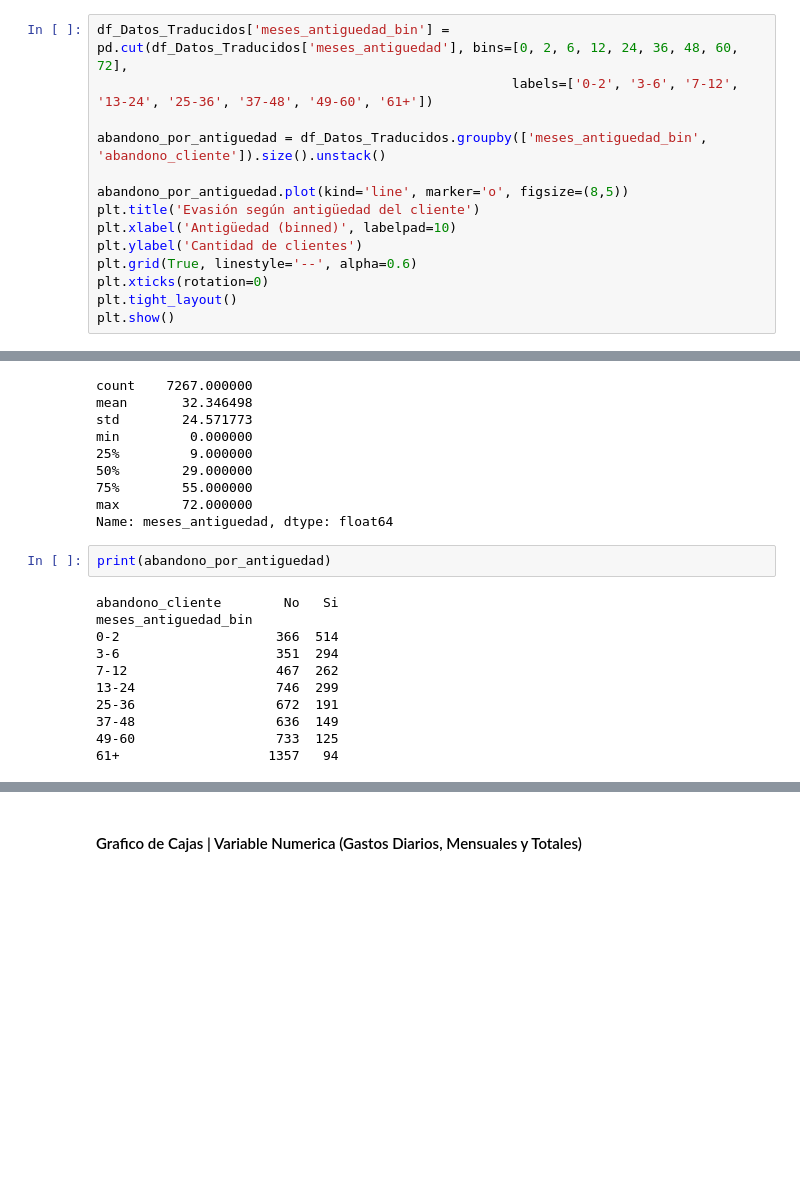
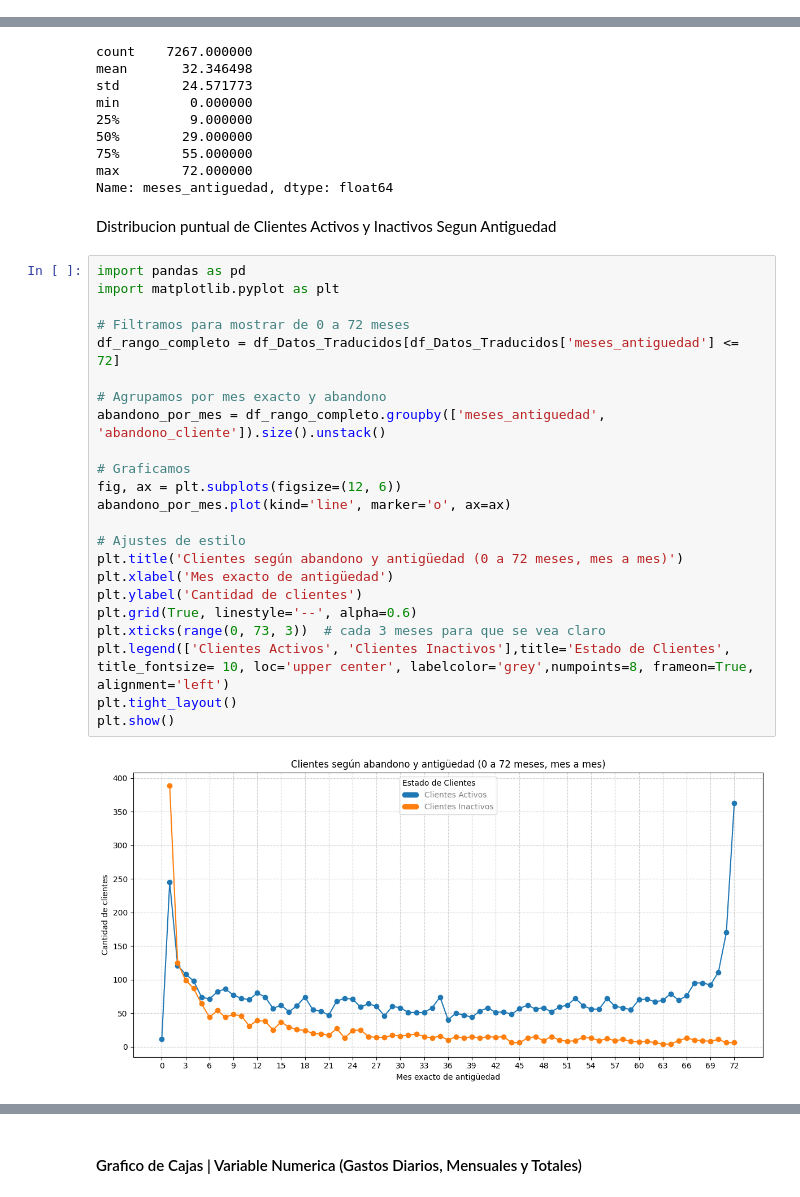
Before and after one commit to MigXDev/CS_Datos_I_DESAFIO_2, a Jupyter notebook: challenge2-data-science-LATAM-main/TelecomX_LATAM.ipynb, the cells around one changed output, grey strips where cells are left out. Saved outputs shown, nothing was run; the diff lists cells and outputs as text; blank space fills up the shorter version.

```diff
--- a/challenge2-data-science-LATAM-main/TelecomX_LATAM.ipynb
+++ b/challenge2-data-science-LATAM-main/TelecomX_LATAM.ipynb
@@ -2065,17 +2070,3 @@ En este paso, explora cómo las variables numéricas, como "total gastado" o "ti
 Este análisis ayuda a entender si ciertos valores numéricos están más asociados con la evasión,<br>proporcionando insights sobre los factores que influyen en el comportamiento de los clientes.
 # %% [markdown]
 #### Grafico de lineas | Variable Numerica (Antiguedad)
-# %%
-df_Datos_Traducidos['meses_antiguedad_bin'] = pd.cut(df_Datos_Traducidos['meses_antiguedad'], bins=[0, 2, 6, 12, 24, 36, 48, 60, 72],
-                                                     labels=['0-2', '3-6', '7-12', '13-24', '25-36', '37-48', '49-60', '61+'])
-
-abandono_por_antiguedad = df_Datos_Traducidos.groupby(['meses_antiguedad_bin', 'abandono_cliente']).size().unstack()
-
-abandono_por_antiguedad.plot(kind='line', marker='o', figsize=(8,5))
-plt.title('Evasión según antigüedad del cliente')
-plt.xlabel('Antigüedad (binned)', labelpad=10)
-plt.ylabel('Cantidad de clientes')
-plt.grid(True, linestyle='--', alpha=0.6)
-plt.xticks(rotation=0)
-plt.tight_layout()
-plt.show()
@@ -2093,16 +2082,30 @@ min         0.000000
 75%        55.000000
 max        72.000000
 Name: meses_antiguedad, dtype: float64
-# %%
-print(abandono_por_antiguedad)
-# %% [output]
-abandono_cliente        No   Si
-meses_antiguedad_bin
-0-2                    366  514
-3-6                    351  294
-7-12                   467  262
-13-24                  746  299
-25-36                  672  191
-37-48                  636  149
-49-60                  733  125
-61+                   1357   94
+# %% [markdown]
+Distribucion puntual de Clientes Activos y Inactivos Segun Antiguedad
+# %%
+import pandas as pd
+import matplotlib.pyplot as plt
+
+# Filtramos para mostrar de 0 a 72 meses
+df_rango_completo = df_Datos_Traducidos[df_Datos_Traducidos['meses_antiguedad'] <= 72]
+
+# Agrupamos por mes exacto y abandono
+abandono_por_mes = df_rango_completo.groupby(['meses_antiguedad', 'abandono_cliente']).size().unstack()
+
+# Graficamos
+fig, ax = plt.subplots(figsize=(12, 6))
+abandono_por_mes.plot(kind='line', marker='o', ax=ax)
+
+# Ajustes de estilo
+plt.title('Clientes según abandono y antigüedad (0 a 72 meses, mes a mes)')
+plt.xlabel('Mes exacto de antigüedad')
+plt.ylabel('Cantidad de clientes')
+plt.grid(True, linestyle='--', alpha=0.6)
+plt.xticks(range(0, 73, 3))  # cada 3 meses para que se vea claro
+plt.legend(['Clientes Activos', 'Clientes Inactivos'],title='Estado de Clientes', title_fontsize= 10, loc='upper center', labelcolor='grey',numpoints=8, frameon=True, alignment='left')
+plt.tight_layout()
+plt.show()
+# %% [output]
+[figure, added]
```
Also changed, not shown: parts of 32 cells of this notebook.
